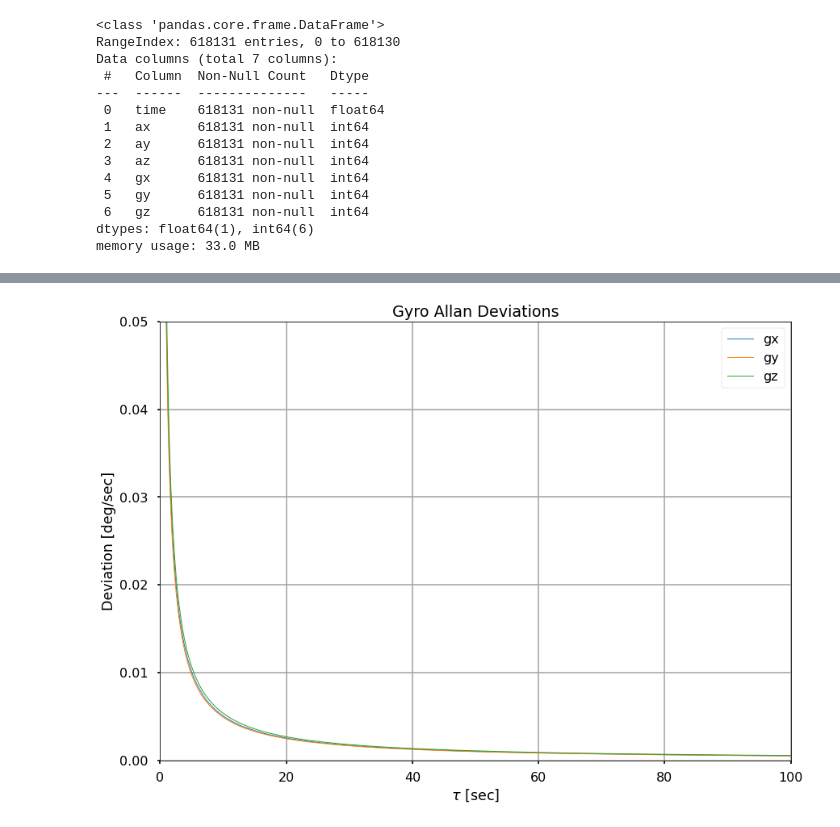
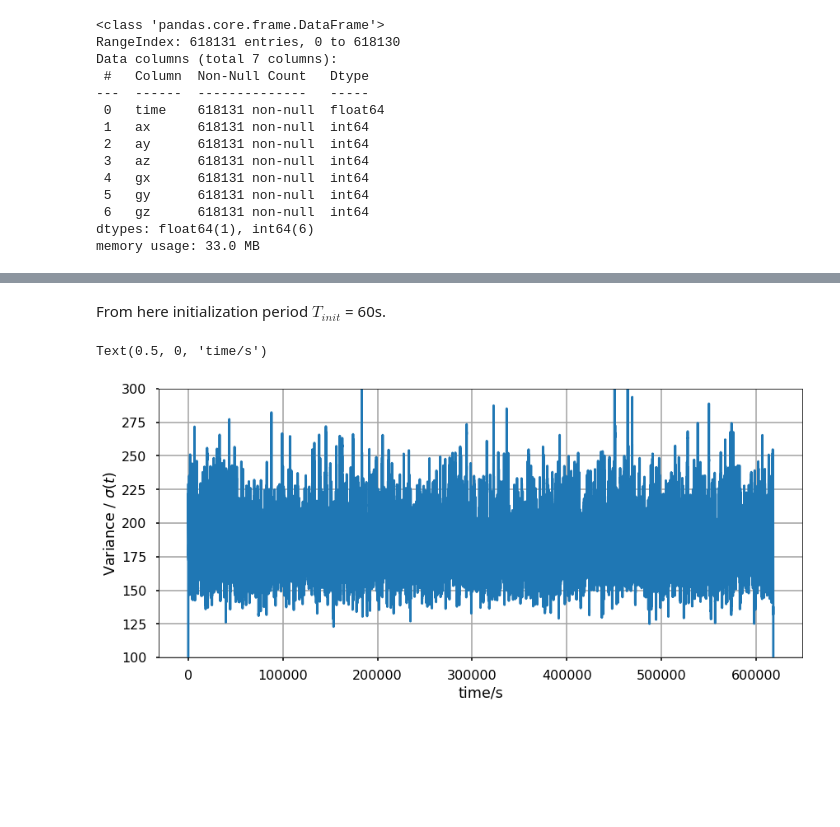
Before and after one commit to vehicle-trace-echo/imu_calibration, a Jupyter notebook: calibration_framework.ipynb, the cells around one changed output, grey strips where cells are left out. Drawn from its saved outputs; the diff is of its cells as text; code cells hidden in the pictures; blank space fills up the shorter version.

```diff
--- a/calibration_framework.ipynb
+++ b/calibration_framework.ipynb
@@ -103,5 +44,0 @@ def AllanVariance(dataArr: np.ndarray, fs: float, maxNumM: int=100):
-# %%
-fs = 100
-taux, adx = AllanVariance(np.array(df['gx_dps']), fs, maxNumM=200)
-tauy, ady = AllanVariance(np.array(df['gy_dps']), fs, maxNumM=200)
-tauz, adz = AllanVariance(np.array(df['gz_dps']), fs, maxNumM=200)
@@ -125,15 +45,42 @@ From here, have not hit a minimum for the allan deviation plot, hence, can get b
-# %%
-plt.figure()
-plt.title('Gyro Allan Deviations')
-plt.plot(taux, adx, label='gx',lineWidth=1)
-plt.plot(tauy, ady, label='gy',lineWidth=1)
-plt.plot(tauz, adz, label='gz',lineWidth=1)
-plt.xlabel(r'$\tau$ [sec]')
-plt.ylabel('Deviation [deg/sec]')
-plt.grid(True, which="both", ls="-", color='0.65')
-plt.legend()
-plt.ylim([0, 0.05])
-plt.xlim([0,100])
-plt.show()
-# %% [output]
-[figure, removed]
+# %%
+df['time'] = df['time'] - df['time'].loc[0]
+# %% [markdown]
+From here initialization period $T_{init}$ = 60s.
+# %%
+def windowedVariance(arrAx, arrAy, arrAz, tw=2, fs=100):
+
+    winLen = fs*tw                  # Data Point in Window
+    halfWin = int(winLen/2)         # Half window for centered variance
+    arrLen = arrAx.size
+
+    arrAx = np.copy(arrAx)
+    arrAy = np.copy(arrAy)
+    arrAz = np.copy(arrAz)
+
+    # Add head and tail to dataset (hold) for windowed methods
+    arrAx = np.concatenate((arrAx[0] * np.ones(halfWin), arrAx, arrAx[-1] * np.ones(halfWin)))
+    arrAy = np.concatenate((arrAy[0] * np.ones(halfWin), arrAy, arrAx[-1] * np.ones(halfWin)))
+    arrAz = np.concatenate((arrAz[0] * np.ones(halfWin), arrAz, arrAy[-1] * np.ones(halfWin)))
+
+    varArr = np.empty(arrLen)
+
+    for i in range(halfWin, arrLen-halfWin):
+        varArr[i] = math.sqrt(
+                        math.pow(np.var(arrAx[i-halfWin:i+halfWin]),2) + \
+                        math.pow(np.var(arrAy[i-halfWin:i+halfWin]),2) + \
+                        math.pow(np.var(arrAz[i-halfWin:i+halfWin]), 2)
+        )
+
+    return varArr
+# %%
+%timeit
+windwdVarArr = windowedVariance(np.array(df['ax']), np.array(df['ay']), np.array(df['az']))
+# %%
+plt.plot(windwdVarArr)
+plt.grid(True, which='both',ls='-',color='0.65')
+plt.ylim([100, 300])
+plt.ylabel(r'Variance / $\sigma(t)$')
+plt.xlabel('time / s')
+# %% [output]
+Text(0.5, 0, 'time/s')
+[figure, added]
```
Also changed, not shown: parts of 7 cells of this notebook, 1 other file.
